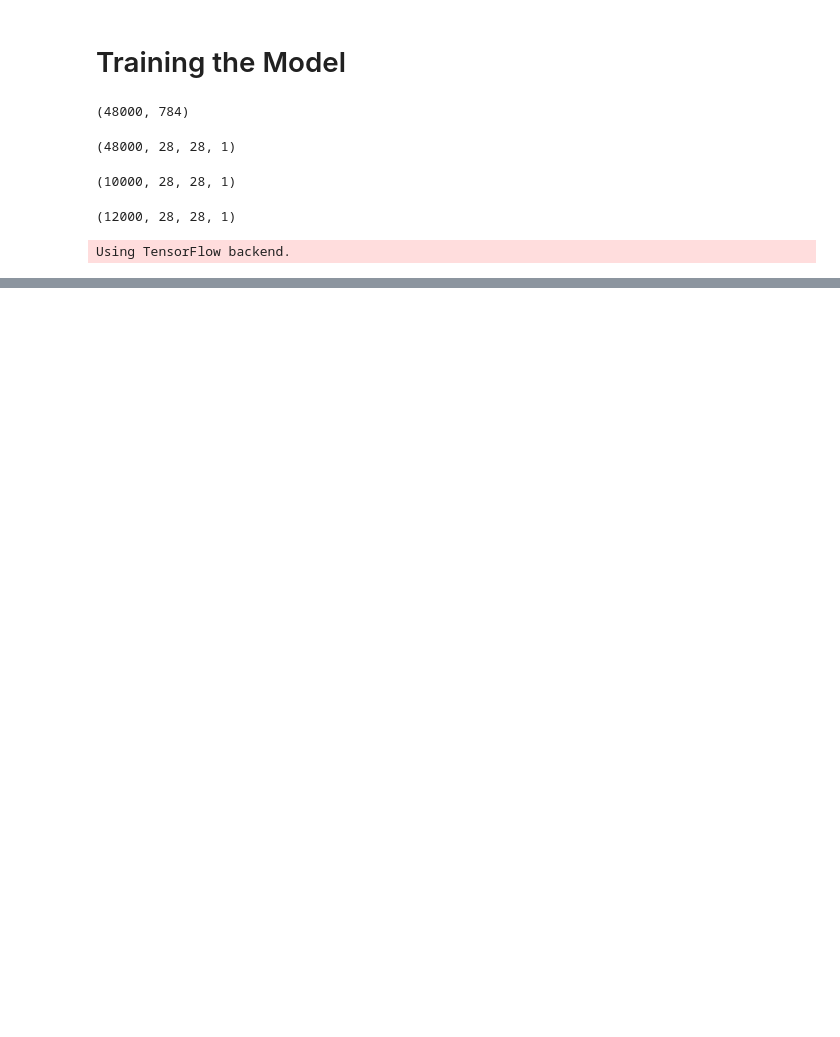
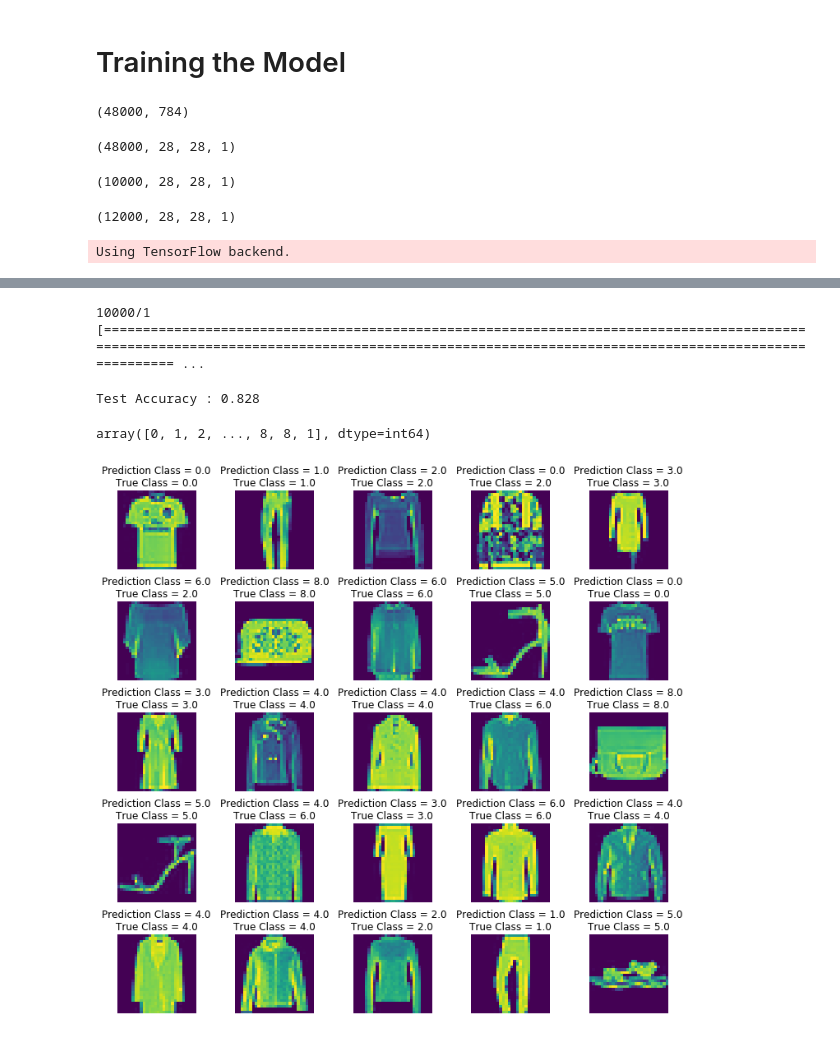
Before and after one commit to UnixLoverSaurabh/ML-5P, a Jupyter notebook: Fashion-MNIST-Datasets/Fashion MNIST.ipynb, the cells around one changed output, grey strips where cells are left out. Drawn from its saved outputs; the diff is of its cells as text; code cells hidden in the pictures; blank space fills up the shorter version.

Commit message:
evaluate the cnn model

```diff
--- a/Fashion-MNIST-Datasets/Fashion MNIST.ipynb
+++ b/Fashion-MNIST-Datasets/Fashion MNIST.ipynb
@@ -154,0 +176,14 @@ model.fit(X_train, y_train, batch_size=512, epochs = epochs, verbose=1, validati
+# %%
+evaluation = model.evaluate(X_test, y_test)
+# %% [output]
+10000/1 [=============================================================================================================================================================================================== ...
+# %%
+print('Test Accuracy : {:.3f}'.format(evaluation[1]))
+# %% [output]
+Test Accuracy : 0.828
+# %%
+predicted_classes = model.predict_classes(X_test)
+# %%
+predicted_classes
+# %% [output]
+array([0, 1, 2, ..., 8, 8, 1], dtype=int64)
@@ -154,0 +201,14 @@ model.fit(X_train, y_train, batch_size=512, epochs = epochs, verbose=1, validati
+# %%
+L = 5
+W = 5
+fig, axes = plt.subplots(L, W, figsize = (12, 12))
+axes = axes.ravel()
+
+for i in np.arange(0, L*W):
+    axes[i].imshow(X_test[i].reshape(28, 28))
+    axes[i].set_title("Prediction Class = {:0.1f}\nTrue Class = {:0.1f}".format(predicted_classes[i], y_test[i]))
+    axes[i].axis('off')
+
+plt.subplots_adjust(wspace = 0.5)
+# %% [output]
+[figure, added]
```
Also changed, not shown: parts of 9 cells of this notebook.
